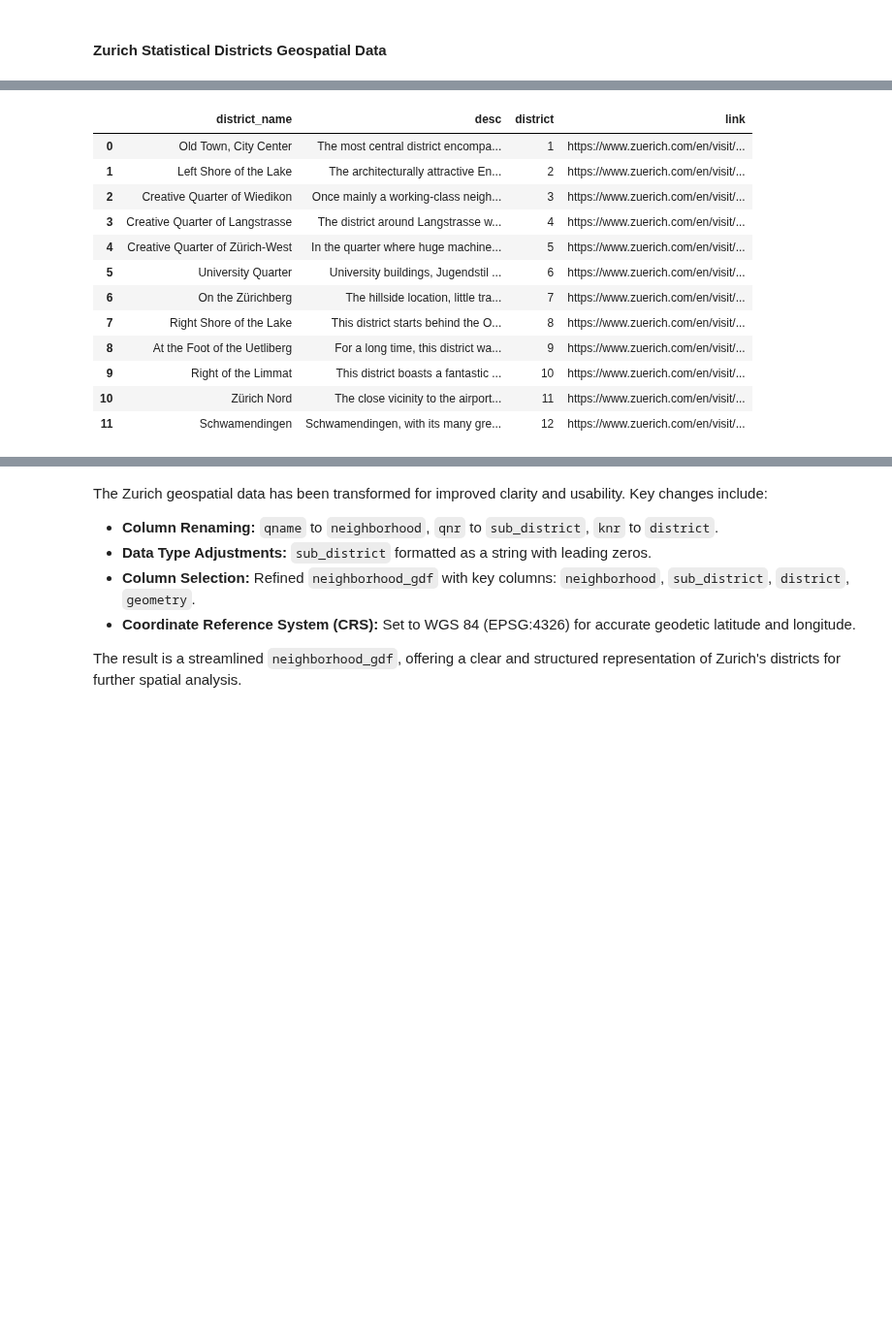
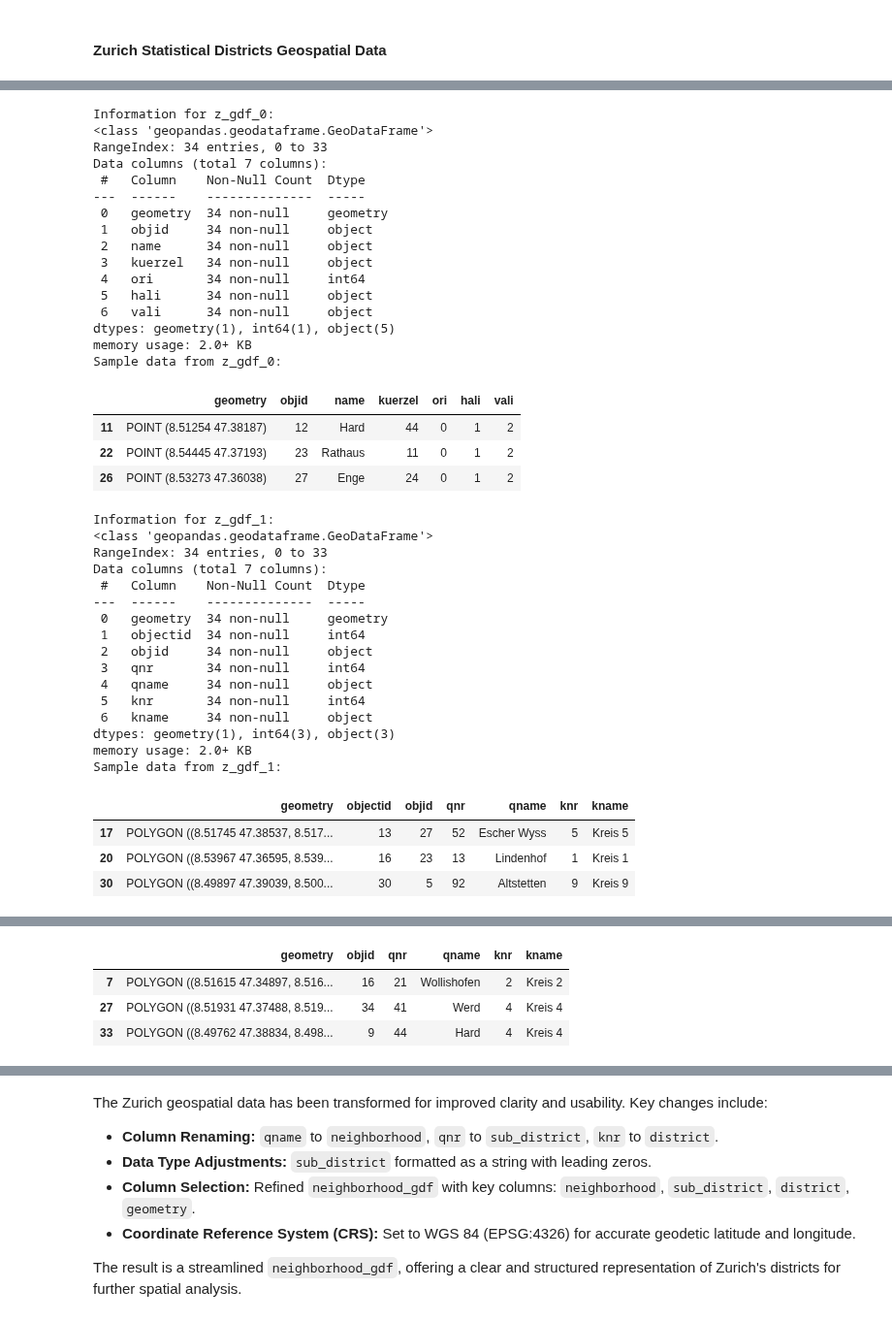
Before and after one commit to jonnross88/Springboard, a Jupyter notebook: u20_data_storytelling/zurich.ipynb, the cells around one changed output, grey strips where cells are left out. Shown at 97% size. Saved outputs shown, nothing was run; the diff lists cells and outputs as text; code cells hidden in the pictures; blank space fills up the shorter version.

```diff
--- a/u20_data_storytelling/zurich.ipynb
+++ b/u20_data_storytelling/zurich.ipynb
@@ -256,37 +219,57 @@ This structured approach ensures effective utilization of geospatial information
 # %%
 # Define the URL for the Zurich Statistical Quarters geospatial data ZIP file.
 zip_gdf_url = "https://storage.googleapis.com/mrprime_dataset/zurich/zurich_statistical_quarters.zip"
 
 # Load the geospatial data into Zurich Geo DataFrames.Would you prefer if we do
 zurich_geo_dicts = hf.get_gdf_from_zip_url(zip_gdf_url)
 
-# Define the file path for the Zurich districts description CSV.
-zurich_desc_path = "../data/zurich_districts.csv"
-
-# Load the Zurich districts description into a DataFrame, dropping the 'desc_length' column.
-zurich_desc = pd.read_csv(zurich_desc_path).drop(columns=["desc_length"])
-
-# Create a 'link' column in the description DataFrame with links to each district's details.
-zurich_desc["link"] = zurich_desc["district"].apply(
-    lambda x: f"https://www.zuerich.com/en/visit/about-zurich/zurichs-districts#s-{x}"
-)
-
 # Rename keys in the Zurich Geo DataFrames with a prefix.
 z_gdf = hf.rename_keys(zurich_geo_dicts, prefix="z_gdf_")
 
-# Display the Zurich districts description DataFrame.
-zurich_desc
+# Display the information and a sample of data from each GeoDataFrame in the z_gdf dictionary
+for key in z_gdf.keys():
+    print(f"Information for {key}:")
+    z_gdf[key].info()
+    print(f"Sample data from {key}:")
+    display(z_gdf[key].sample(3))
 # %% [output]
+Information for z_gdf_0:
+<class 'geopandas.geodataframe.GeoDataFrame'>
+RangeIndex: 34 entries, 0 to 33
+Data columns (total 7 columns):
+ #   Column    Non-Null Count  Dtype
+---  ------    --------------  -----
+ 0   geometry  34 non-null     geometry
+ 1   objid     34 non-null     object
+ 2   name      34 non-null     object
+ 3   kuerzel   34 non-null     object
+ 4   ori       34 non-null     int64
+ 5   hali      34 non-null     object
+ 6   vali      34 non-null     object
+dtypes: geometry(1), int64(1), object(5)
+memory usage: 2.0+ KB
+Sample data from z_gdf_0:
-|  | district_name | desc | district | link |
-| 0 | Old Town, City Center | The most central district encompa... | 1 | https://www.zuerich.com/en/visit/... |
-| 1 | Left Shore of the Lake | The architecturally attractive En... | 2 | https://www.zuerich.com/en/visit/... |
-| 2 | Creative Quarter of Wiedikon | Once mainly a working-class neigh... | 3 | https://www.zuerich.com/en/visit/... |
-| 3 | Creative Quarter of Langstrasse | The district around Langstrasse w... | 4 | https://www.zuerich.com/en/visit/... |
-| 4 | Creative Quarter of Zürich-West | In the quarter where huge machine... | 5 | https://www.zuerich.com/en/visit/... |
-| 5 | University Quarter | University buildings, Jugendstil ... | 6 | https://www.zuerich.com/en/visit/... |
-| 6 | On the Zürichberg | The hillside location, little tra... | 7 | https://www.zuerich.com/en/visit/... |
-| 7 | Right Shore of the Lake | This district starts behind the O... | 8 | https://www.zuerich.com/en/visit/... |
-| 8 | At the Foot of the Uetliberg | For a long time, this district wa... | 9 | https://www.zuerich.com/en/visit/... |
-| 9 | Right of the Limmat | This district boasts a fantastic ... | 10 | https://www.zuerich.com/en/visit/... |
-| 10 | Zürich Nord | The close vicinity to the airport... | 11 | https://www.zuerich.com/en/visit/... |
-| 11 | Schwamendingen | Schwamendingen, with its many gre... | 12 | https://www.zuerich.com/en/visit/... |
+|  | geometry | objid | name | kuerzel | ori | hali | vali |
+| 11 | POINT (8.51254 47.38187) | 12 | Hard | 44 | 0 | 1 | 2 |
+| 22 | POINT (8.54445 47.37193) | 23 | Rathaus | 11 | 0 | 1 | 2 |
+| 26 | POINT (8.53273 47.36038) | 27 | Enge | 24 | 0 | 1 | 2 |
+Information for z_gdf_1:
+<class 'geopandas.geodataframe.GeoDataFrame'>
+RangeIndex: 34 entries, 0 to 33
+Data columns (total 7 columns):
+ #   Column    Non-Null Count  Dtype
+---  ------    --------------  -----
+ 0   geometry  34 non-null     geometry
+ 1   objectid  34 non-null     int64
+ 2   objid     34 non-null     object
+ 3   qnr       34 non-null     int64
+ 4   qname     34 non-null     object
+ 5   knr       34 non-null     int64
+ 6   kname     34 non-null     object
+dtypes: geometry(1), int64(3), object(3)
+memory usage: 2.0+ KB
+Sample data from z_gdf_1:
+|  | geometry | objectid | objid | qnr | qname | knr | kname |
+| 17 | POLYGON ((8.51745 47.38537, 8.517... | 13 | 27 | 52 | Escher Wyss | 5 | Kreis 5 |
+| 20 | POLYGON ((8.53967 47.36595, 8.539... | 16 | 23 | 13 | Lindenhof | 1 | Kreis 1 |
+| 30 | POLYGON ((8.49897 47.39039, 8.500... | 30 | 5 | 92 | Altstetten | 9 | Kreis 9 |
@@ -292,0 +291,4 @@ zurich_desc
+|  | geometry | objid | qnr | qname | knr | kname |
+| 7 | POLYGON ((8.51615 47.34897, 8.516... | 16 | 21 | Wollishofen | 2 | Kreis 2 |
+| 27 | POLYGON ((8.51931 47.37488, 8.519... | 34 | 41 | Werd | 4 | Kreis 4 |
+| 33 | POLYGON ((8.49762 47.38834, 8.498... | 9 | 44 | Hard | 4 | Kreis 4 |
```
Also changed, not shown: parts of 84 cells of this notebook, 1 other file.
